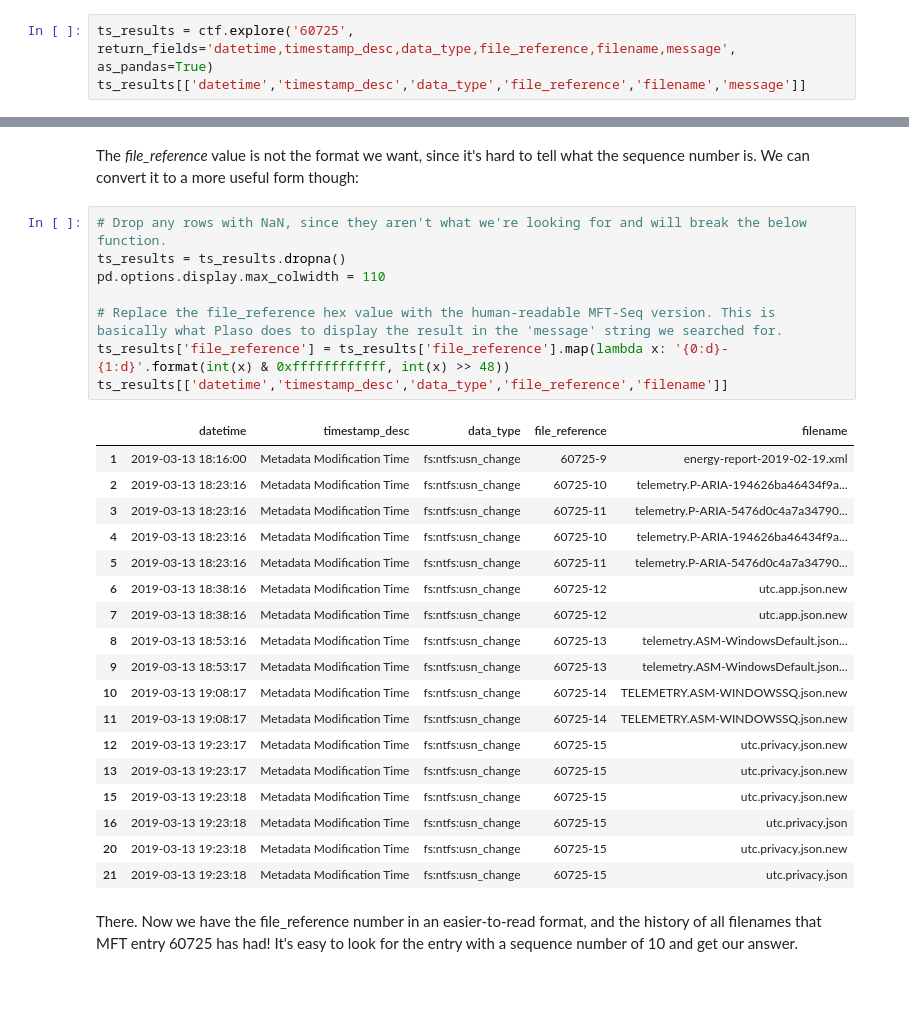
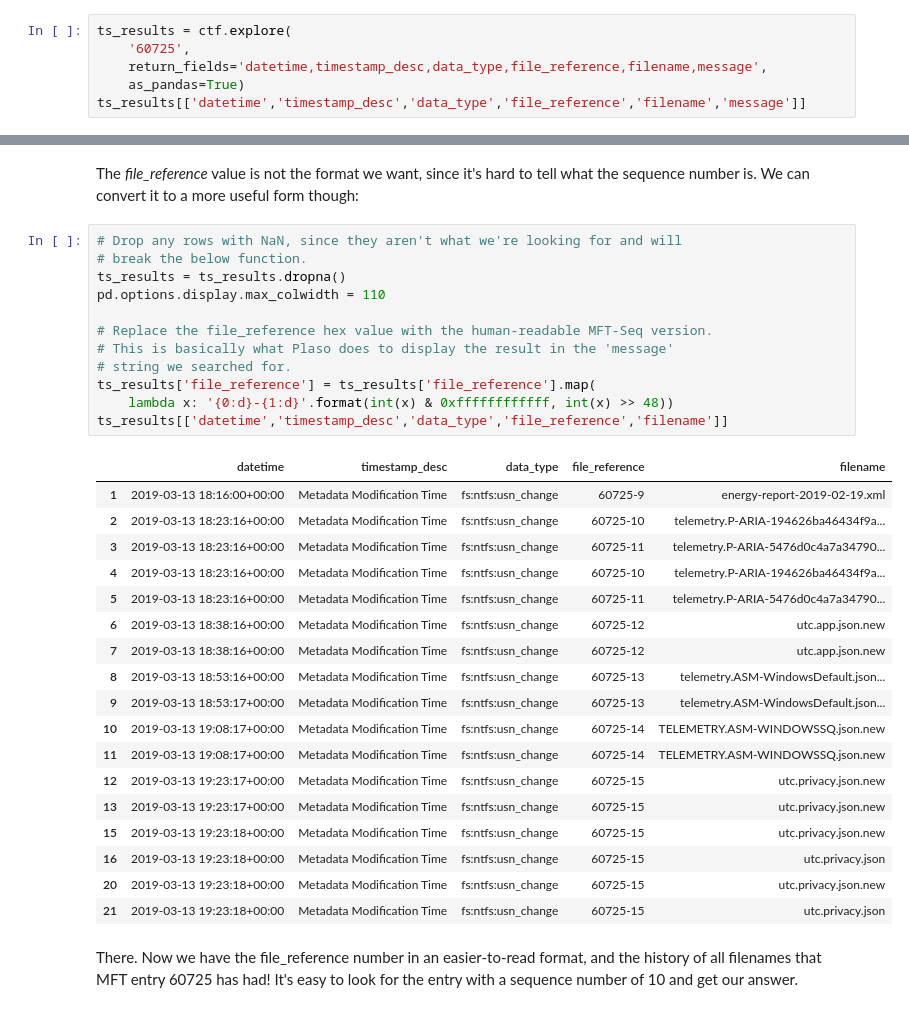
Before and after one commit to google/timesketch, a Jupyter notebook: notebooks/MUS2019_CTF.ipynb, the cells around one changed output, grey strips where cells are left out. Drawn from its saved outputs; the diff is of its cells as text.

```diff
--- a/notebooks/MUS2019_CTF.ipynb
+++ b/notebooks/MUS2019_CTF.ipynb
@@ -156,7 +155,10 @@ Another way to solve this is to query for the file reference number directly. Th
 
 Let's do the same query as above, but add the file_reference field:
 # %%
-ts_results = ctf.explore('60725', return_fields='datetime,timestamp_desc,data_type,file_reference,filename,message', as_pandas=True)
+ts_results = ctf.explore(
+    '60725',
+    return_fields='datetime,timestamp_desc,data_type,file_reference,filename,message',
+    as_pandas=True)
 ts_results[['datetime','timestamp_desc','data_type','file_reference','filename','message']]
 # %% [output]
 |  | datetime | timestamp_desc | data_type | file_reference | filename | message |
@@ -179,32 +181,36 @@ ts_results[['datetime','timestamp_desc','data_type','file_reference','filename',
 # %% [markdown]
 The *file_reference* value is not the format we want, since it's hard to tell what the sequence number is. We can convert it to a more useful form though:
 # %%
-# Drop any rows with NaN, since they aren't what we're looking for and will break the below function.
+# Drop any rows with NaN, since they aren't what we're looking for and will
+# break the below function.
 ts_results = ts_results.dropna()
 pd.options.display.max_colwidth = 110
 
-# Replace the file_reference hex value with the human-readable MFT-Seq version. This is basically what Plaso does to display the result in the 'message' string we searched for.
-ts_results['file_reference'] = ts_results['file_reference'].map(lambda x: '{0:d}-{1:d}'.format(int(x) & 0xffffffffffff, int(x) >> 48))
+# Replace the file_reference hex value with the human-readable MFT-Seq version.
+# This is basically what Plaso does to display the result in the 'message'
+# string we searched for.
+ts_results['file_reference'] = ts_results['file_reference'].map(
+    lambda x: '{0:d}-{1:d}'.format(int(x) & 0xffffffffffff, int(x) >> 48))
 ts_results[['datetime','timestamp_desc','data_type','file_reference','filename']]
 # %% [output]
 |  | datetime | timestamp_desc | data_type | file_reference | filename |
-| 1 | 2019-03-13 18:16:00 | Metadata Modification Time | fs:ntfs:usn_change | 60725-9 | energy-report-2019-02-19.xml |
-| 2 | 2019-03-13 18:23:16 | Metadata Modification Time | fs:ntfs:usn_change | 60725-10 | telemetry.P-ARIA-194626ba46434f9a... |
-| 3 | 2019-03-13 18:23:16 | Metadata Modification Time | fs:ntfs:usn_change | 60725-11 | telemetry.P-ARIA-5476d0c4a7a34790... |
-| 4 | 2019-03-13 18:23:16 | Metadata Modification Time | fs:ntfs:usn_change | 60725-10 | telemetry.P-ARIA-194626ba46434f9a... |
-| 5 | 2019-03-13 18:23:16 | Metadata Modification Time | fs:ntfs:usn_change | 60725-11 | telemetry.P-ARIA-5476d0c4a7a34790... |
-| 6 | 2019-03-13 18:38:16 | Metadata Modification Time | fs:ntfs:usn_change | 60725-12 | utc.app.json.new |
-| 7 | 2019-03-13 18:38:16 | Metadata Modification Time | fs:ntfs:usn_change | 60725-12 | utc.app.json.new |
-| 8 | 2019-03-13 18:53:16 | Metadata Modification Time | fs:ntfs:usn_change | 60725-13 | telemetry.ASM-WindowsDefault.json... |
-| 9 | 2019-03-13 18:53:17 | Metadata Modification Time | fs:ntfs:usn_change | 60725-13 | telemetry.ASM-WindowsDefault.json... |
-| 10 | 2019-03-13 19:08:17 | Metadata Modification Time | fs:ntfs:usn_change | 60725-14 | TELEMETRY.ASM-WINDOWSSQ.json.new |
-| 11 | 2019-03-13 19:08:17 | Metadata Modification Time | fs:ntfs:usn_change | 60725-14 | TELEMETRY.ASM-WINDOWSSQ.json.new |
-| 12 | 2019-03-13 19:23:17 | Metadata Modification Time | fs:ntfs:usn_change | 60725-15 | utc.privacy.json.new |
-| 13 | 2019-03-13 19:23:17 | Metadata Modification Time | fs:ntfs:usn_change | 60725-15 | utc.privacy.json.new |
-| 15 | 2019-03-13 19:23:18 | Metadata Modification Time | fs:ntfs:usn_change | 60725-15 | utc.privacy.json.new |
-| 16 | 2019-03-13 19:23:18 | Metadata Modification Time | fs:ntfs:usn_change | 60725-15 | utc.privacy.json |
-| 20 | 2019-03-13 19:23:18 | Metadata Modification Time | fs:ntfs:usn_change | 60725-15 | utc.privacy.json.new |
-| 21 | 2019-03-13 19:23:18 | Metadata Modification Time | fs:ntfs:usn_change | 60725-15 | utc.privacy.json |
+| 1 | 2019-03-13 18:16:00+00:00 | Metadata Modification Time | fs:ntfs:usn_change | 60725-9 | energy-report-2019-02-19.xml |
+| 2 | 2019-03-13 18:23:16+00:00 | Metadata Modification Time | fs:ntfs:usn_change | 60725-10 | telemetry.P-ARIA-194626ba46434f9a... |
+| 3 | 2019-03-13 18:23:16+00:00 | Metadata Modification Time | fs:ntfs:usn_change | 60725-11 | telemetry.P-ARIA-5476d0c4a7a34790... |
+| 4 | 2019-03-13 18:23:16+00:00 | Metadata Modification Time | fs:ntfs:usn_change | 60725-10 | telemetry.P-ARIA-194626ba46434f9a... |
+| 5 | 2019-03-13 18:23:16+00:00 | Metadata Modification Time | fs:ntfs:usn_change | 60725-11 | telemetry.P-ARIA-5476d0c4a7a34790... |
+| 6 | 2019-03-13 18:38:16+00:00 | Metadata Modification Time | fs:ntfs:usn_change | 60725-12 | utc.app.json.new |
+| 7 | 2019-03-13 18:38:16+00:00 | Metadata Modification Time | fs:ntfs:usn_change | 60725-12 | utc.app.json.new |
+| 8 | 2019-03-13 18:53:16+00:00 | Metadata Modification Time | fs:ntfs:usn_change | 60725-13 | telemetry.ASM-WindowsDefault.json... |
+| 9 | 2019-03-13 18:53:17+00:00 | Metadata Modification Time | fs:ntfs:usn_change | 60725-13 | telemetry.ASM-WindowsDefault.json... |
+| 10 | 2019-03-13 19:08:17+00:00 | Metadata Modification Time | fs:ntfs:usn_change | 60725-14 | TELEMETRY.ASM-WINDOWSSQ.json.new |
+| 11 | 2019-03-13 19:08:17+00:00 | Metadata Modification Time | fs:ntfs:usn_change | 60725-14 | TELEMETRY.ASM-WINDOWSSQ.json.new |
+| 12 | 2019-03-13 19:23:17+00:00 | Metadata Modification Time | fs:ntfs:usn_change | 60725-15 | utc.privacy.json.new |
+| 13 | 2019-03-13 19:23:17+00:00 | Metadata Modification Time | fs:ntfs:usn_change | 60725-15 | utc.privacy.json.new |
+| 15 | 2019-03-13 19:23:18+00:00 | Metadata Modification Time | fs:ntfs:usn_change | 60725-15 | utc.privacy.json.new |
+| 16 | 2019-03-13 19:23:18+00:00 | Metadata Modification Time | fs:ntfs:usn_change | 60725-15 | utc.privacy.json |
+| 20 | 2019-03-13 19:23:18+00:00 | Metadata Modification Time | fs:ntfs:usn_change | 60725-15 | utc.privacy.json.new |
+| 21 | 2019-03-13 19:23:18+00:00 | Metadata Modification Time | fs:ntfs:usn_change | 60725-15 | utc.privacy.json |
 # %% [markdown]
 There. Now we have the file_reference number in an easier-to-read format, and the history of all filenames that MFT entry 60725 has had! It's easy to look for the entry with a sequence number of 10 and get our answer.
 # %% [markdown]
```
Also changed, not shown: parts of 27 cells of this notebook.
